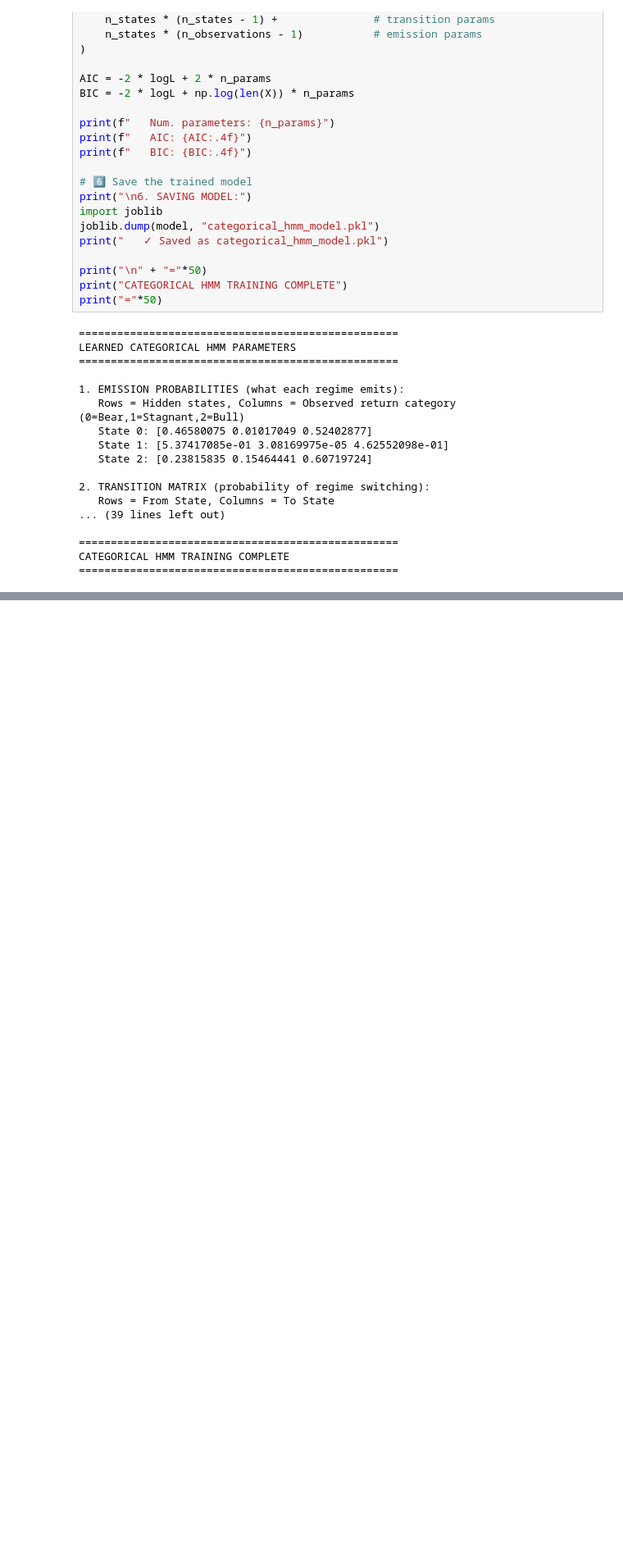
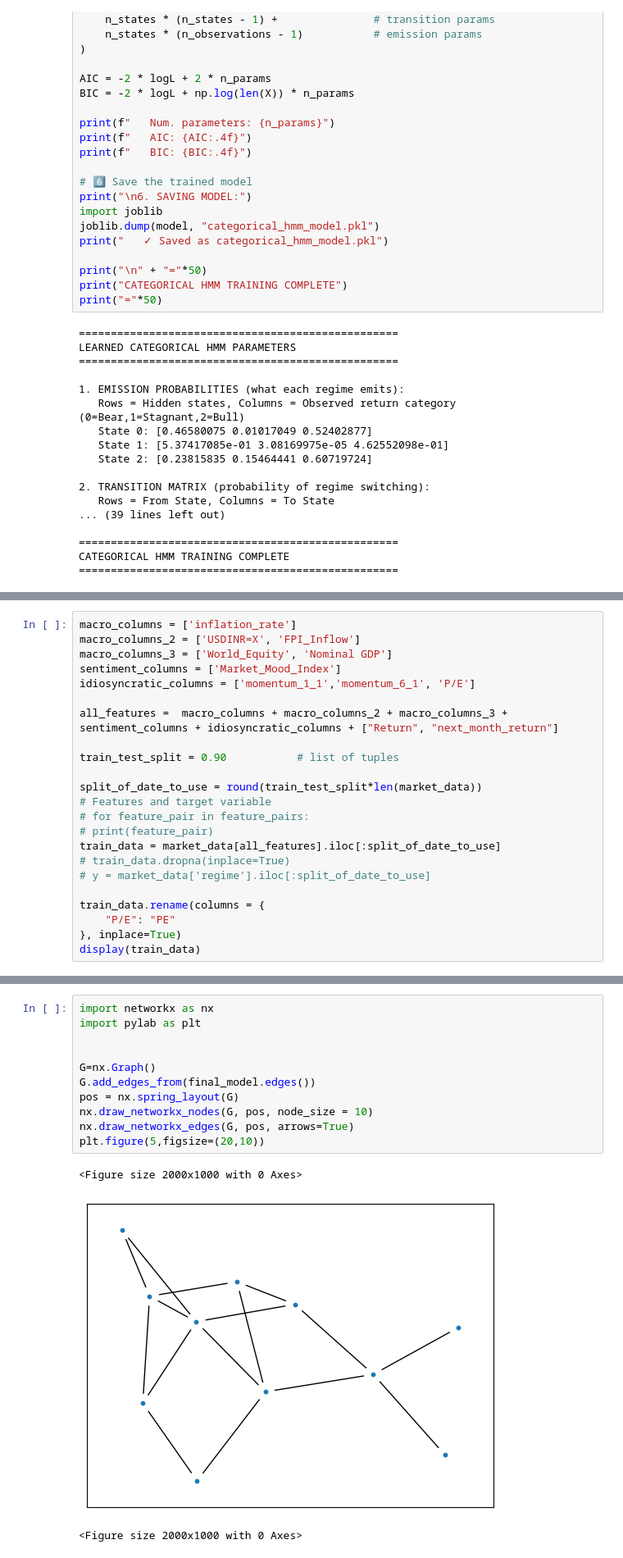
Before and after one commit to rajmehta982/indian_market_regimes, a Jupyter notebook: market_regime_notebook.ipynb, the cells around one changed output, grey strips where cells are left out. Shown at 82% size. Drawn from its saved outputs; the diff is of its cells as text; blank space fills up the shorter version.

Commit message:
added bayesian network

```diff
--- a/market_regime_notebook.ipynb
+++ b/market_regime_notebook.ipynb
@@ -1627,0 +1640,23 @@ Step 4.2.5: Creating Regime Visualization
+# %%
+macro_columns = ['inflation_rate']
+macro_columns_2 = ['USDINR=X', 'FPI_Inflow']
+macro_columns_3 = ['World_Equity', 'Nominal GDP']
+sentiment_columns = ['Market_Mood_Index']
+idiosyncratic_columns = ['momentum_1_1','momentum_6_1', 'P/E']
+
+all_features =  macro_columns + macro_columns_2 + macro_columns_3 + sentiment_columns + idiosyncratic_columns + ["Return", "next_month_return"]
+
+train_test_split = 0.90           # list of tuples
+
+split_of_date_to_use = round(train_test_split*len(market_data))
+# Features and target variable
+# for feature_pair in feature_pairs:
+# print(feature_pair)
+train_data = market_data[all_features].iloc[:split_of_date_to_use]
+# train_data.dropna(inplace=True)
+# y = market_data['regime'].iloc[:split_of_date_to_use]
+
+train_data.rename(columns = {
+    "P/E": "PE"
+}, inplace=True)
+display(train_data)
@@ -1627,0 +1979,15 @@ Step 4.2.5: Creating Regime Visualization
+# %%
+import networkx as nx
+import pylab as plt
+
+
+G=nx.Graph()
+G.add_edges_from(final_model.edges())
+pos = nx.spring_layout(G)
+nx.draw_networkx_nodes(G, pos, node_size = 10)
+nx.draw_networkx_edges(G, pos, arrows=True)
+plt.figure(5,figsize=(20,10))
+# %% [output]
+<Figure size 2000x1000 with 0 Axes>
+[figure, added]
+<Figure size 2000x1000 with 0 Axes>
```
Also changed, not shown: parts of 32 cells of this notebook.
